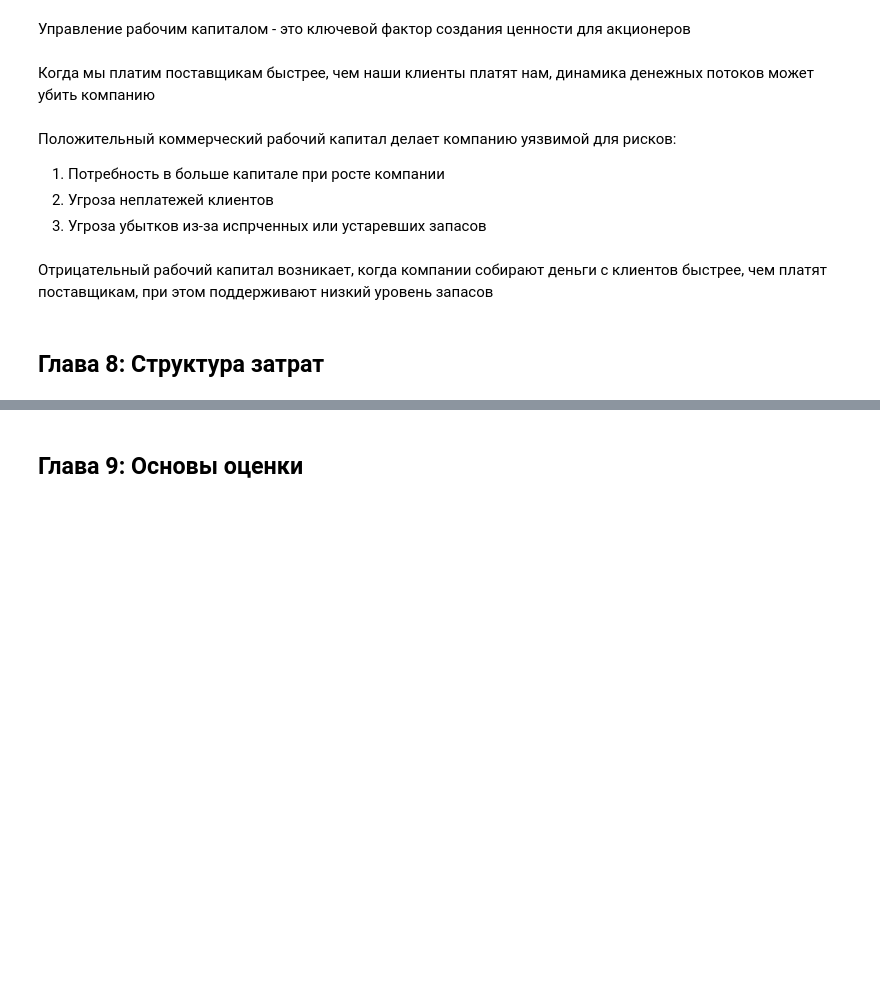
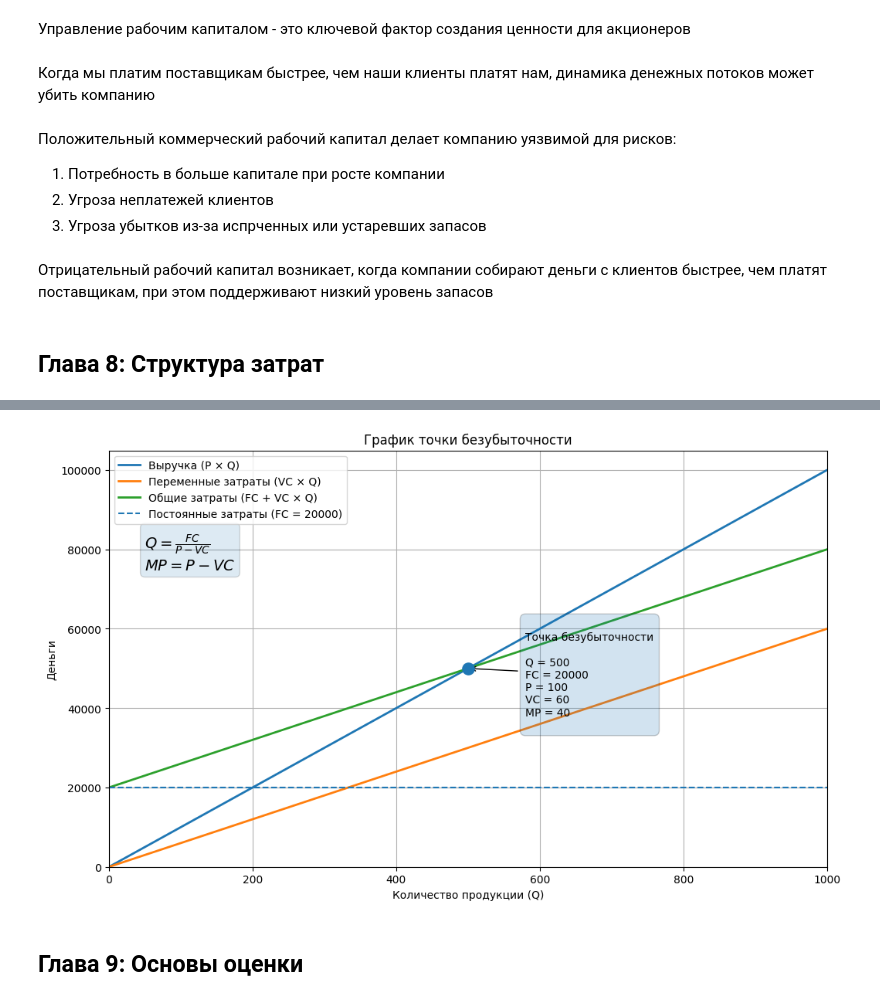
Before and after one commit to funcid/mipt-masters-coursework, a Jupyter notebook: 2 semester/notebooks/Книга. MBA за 12 недель. Ключевые навыки для управления бизнесом.ipynb, the cells around one changed output, grey strips where cells are left out. Saved outputs shown, nothing was run; the diff lists cells and outputs as text; code cells hidden in the pictures; blank space fills up the shorter version.

```diff
--- a/2 semester/notebooks/Книга. MBA за 12 недель. Ключевые навыки для управления бизнесом.ipynb
+++ b/2 semester/notebooks/Книга. MBA за 12 недель. Ключевые навыки для управления бизнесом.ipynb
@@ -115,0 +120,94 @@
+# %%
+import matplotlib.pyplot as plt
+import numpy as np
+
+# Исходные данные
+price_per_unit = 100          # Цена за единицу (P)
+variable_cost_per_unit = 60   # Переменные затраты на единицу (VC)
+fixed_costs = 20000           # Постоянные затраты (FC)
+
+# Маржинальная прибыль
+margin_profit = price_per_unit - variable_cost_per_unit
+
+# Точка безубыточности
+break_even_point = fixed_costs / margin_profit
+break_even_revenue = break_even_point * price_per_unit
+
+print(f"Маржинальная прибыль: {margin_profit}")
+print(f"Точка безубыточности: {break_even_point:.2f} единиц")
+
+# Диапазон значений
+units = np.arange(0, 1000)
+
+# Линии графика
+revenue = units * price_per_unit
+variable_costs = units * variable_cost_per_unit
+total_costs = fixed_costs + variable_costs
+
+# Построение графика
+plt.figure(figsize=(12, 7))
+
+# Основные линии
+plt.plot(units, revenue, label="Выручка (P × Q)", linewidth=2)
+plt.plot(units, variable_costs, label="Переменные затраты (VC × Q)", linewidth=2)
+plt.plot(units, total_costs, label="Общие затраты (FC + VC × Q)", linewidth=2)
+
+# Постоянные затраты
+plt.axhline(
+    y=fixed_costs,
+    linestyle="--",
+    label=f"Постоянные затраты (FC = {fixed_costs})"
+)
+
+# Точка безубыточности
+plt.scatter(
+    break_even_point,
+    break_even_revenue,
+    s=120,
+    zorder=5
+)
+
+# Подписи переменных
+plt.annotate(
+    f"""
+Точка безубыточности
+
+Q = {break_even_point:.0f}
+FC = {fixed_costs}
+P = {price_per_unit}
+VC = {variable_cost_per_unit}
+MP = {margin_profit}
+""",
+    xy=(break_even_point, break_even_revenue),
+    xytext=(break_even_point + 80, break_even_revenue - 15000),
+    arrowprops=dict(arrowstyle="->"),
+    fontsize=10,
+    bbox=dict(boxstyle="round,pad=0.5", alpha=0.2)
+)
+
+# Формула на графике
+formula = (
+    r"$Q = \frac{FC}{P - VC}$" "\n"
+    r"$MP = P - VC$"
+)
+
+plt.text(
+    50,
+    max(revenue) * 0.75,
+    formula,
+    fontsize=14,
+    bbox=dict(boxstyle="round", alpha=0.15)
+)
+
+# Оформление
+plt.title("График точки безубыточности")
+plt.xlabel("Количество продукции (Q)")
+plt.ylabel("Деньги")
+plt.legend()
+plt.grid(True)
+
+plt.xlim(0, 1000)
+plt.ylim(0, max(revenue) * 1.05)
+
+plt.show()
+# %% [output]
@@ -116,2 +216,3 @@
+[figure, added]
 # %% [markdown]
 ## Глава 9: Основы оценки
```
Also changed, not shown: parts of 7 cells of this notebook.
